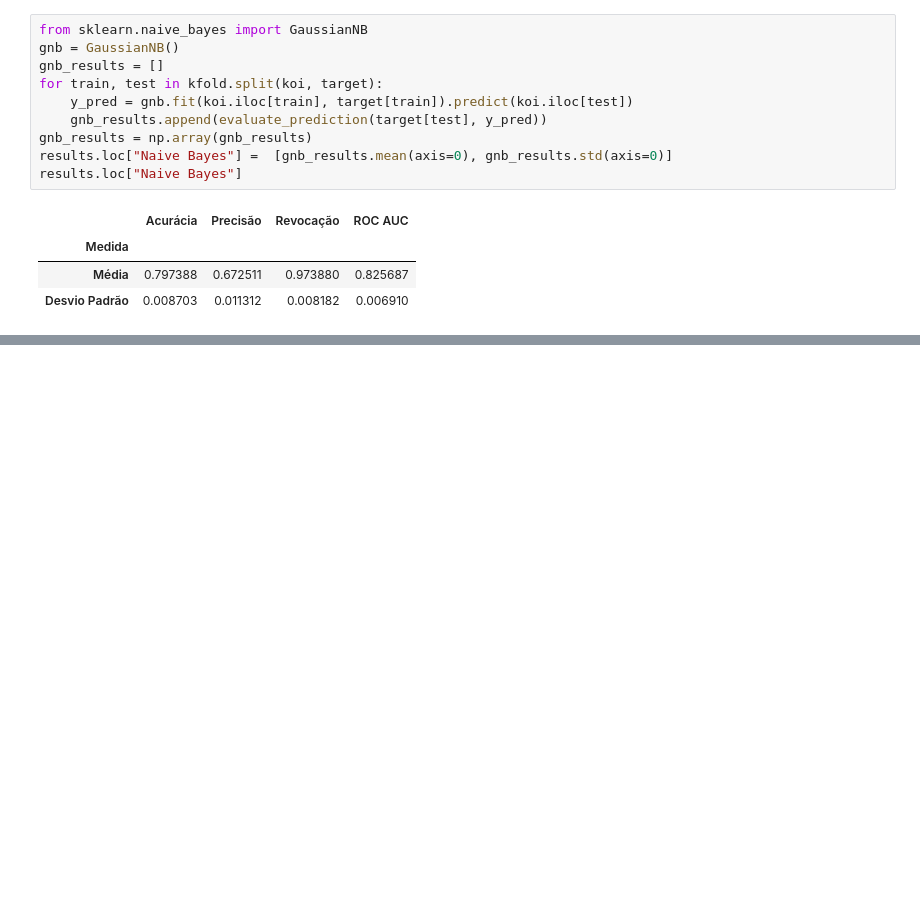
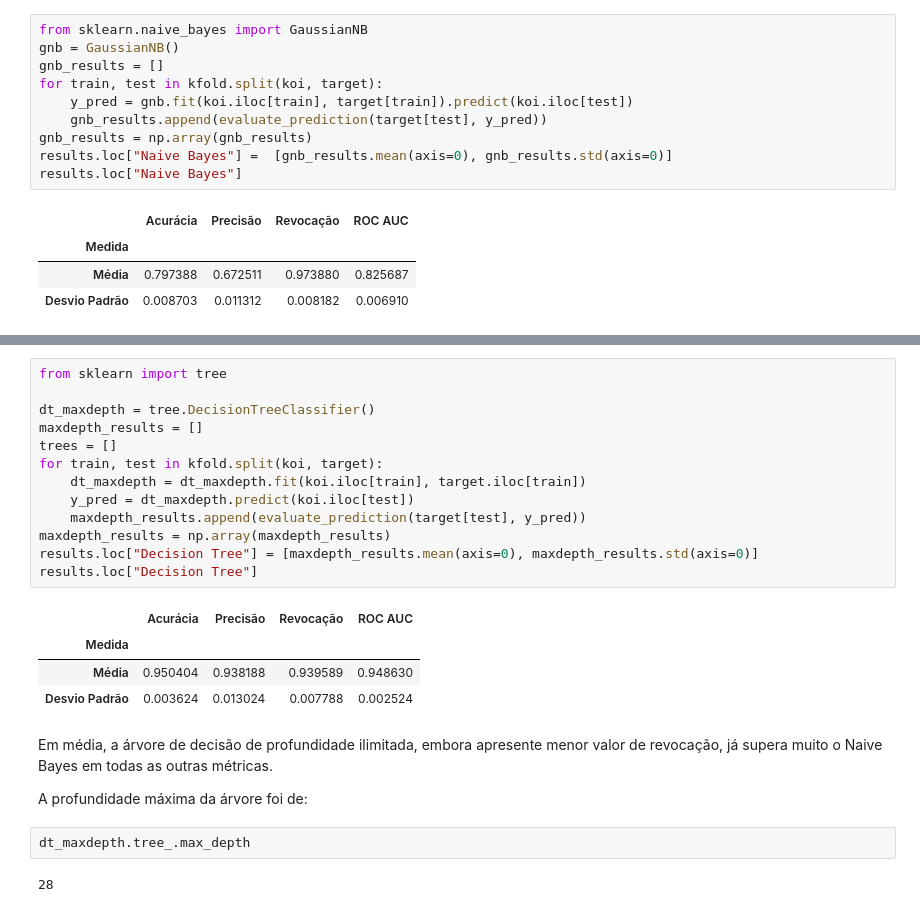
Before and after one commit to marscos/learning_exoplanets, a Jupyter notebook: Aprendizado de Máquina - TP1.ipynb, the cells around one changed output, grey strips where cells are left out. Cells and saved outputs as stored; diff of their text form; blank space fills up the shorter version.

Commit message:
Decision Trees

```diff
--- a/Aprendizado de Máquina - TP1.ipynb
+++ b/Aprendizado de Máquina - TP1.ipynb
@@ -205,0 +220,26 @@ O cálculo de $P(y \mid X)$ está favorecendo $P(y = 1 \mid X)$ mais frequenteme
+# %%
+from sklearn import tree
+
+dt_maxdepth = tree.DecisionTreeClassifier()
+maxdepth_results = []
+trees = []
+for train, test in kfold.split(koi, target):
+    dt_maxdepth = dt_maxdepth.fit(koi.iloc[train], target.iloc[train])
+    y_pred = dt_maxdepth.predict(koi.iloc[test])
+    maxdepth_results.append(evaluate_prediction(target[test], y_pred))
+maxdepth_results = np.array(maxdepth_results)
+results.loc["Decision Tree"] = [maxdepth_results.mean(axis=0), maxdepth_results.std(axis=0)]
+results.loc["Decision Tree"]
+# %% [output]
+|  | Acurácia | Precisão | Revocação | ROC AUC |
+| Medida |  |  |  |  |
+| Média | 0.950404 | 0.938188 | 0.939589 | 0.948630 |
+| Desvio Padrão | 0.003624 | 0.013024 | 0.007788 | 0.002524 |
+# %% [markdown]
+Em média, a árvore de decisão de profundidade ilimitada, embora apresente menor valor de revocação, já supera muito o Naive Bayes em todas as outras métricas.
+
+A profundidade máxima da árvore foi de:
+# %%
+dt_maxdepth.tree_.max_depth
+# %% [output]
+28
```
Also changed, not shown: parts of 19 cells of this notebook, 5 other files.
